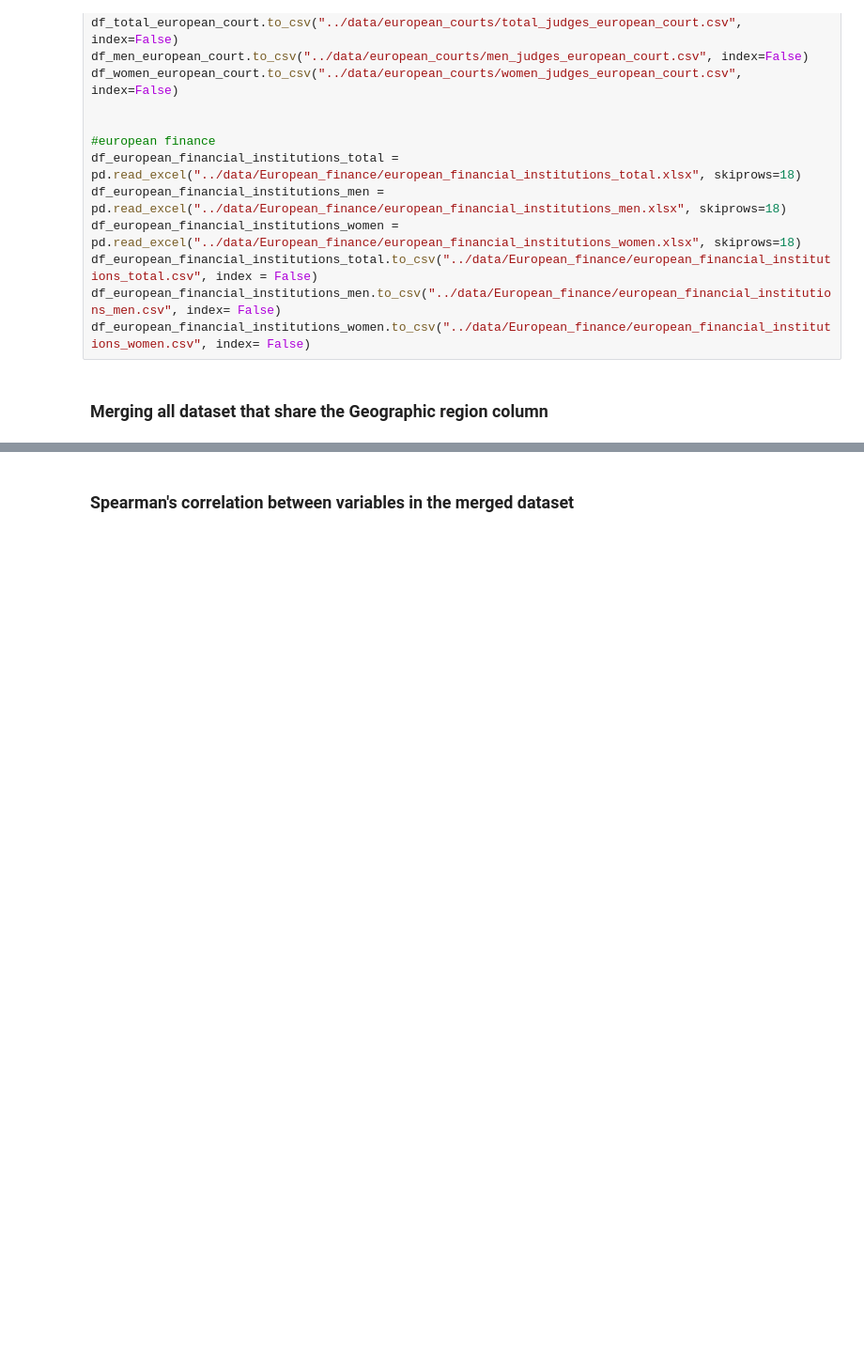
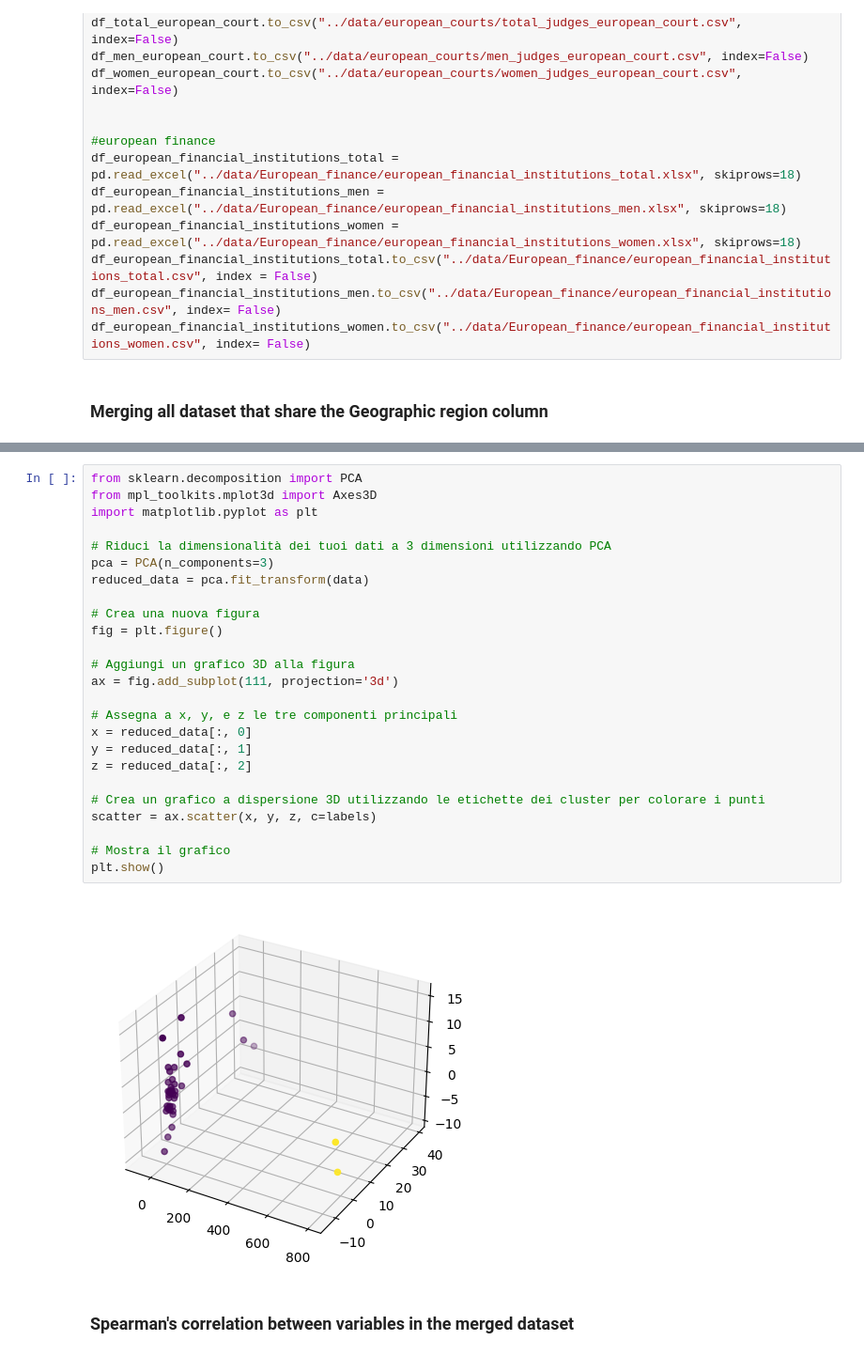
Before and after one commit to alicepicco333/wipEU, a Jupyter notebook: technical_analysis/geomashup.ipynb, the cells around one changed output, grey strips where cells are left out. Shown at 94% size. Cells and saved outputs as stored; diff of their text form; blank space fills up the shorter version.

```diff
--- a/technical_analysis/geomashup.ipynb
+++ b/technical_analysis/geomashup.ipynb
@@ -168,3 +228,30 @@ merged_df_final.head()
+# %%
+from sklearn.decomposition import PCA
+from mpl_toolkits.mplot3d import Axes3D
+import matplotlib.pyplot as plt
+
+# Riduci la dimensionalità dei tuoi dati a 3 dimensioni utilizzando PCA
+pca = PCA(n_components=3)
+reduced_data = pca.fit_transform(data)
+
+# Crea una nuova figura
+fig = plt.figure()
+
+# Aggiungi un grafico 3D alla figura
+ax = fig.add_subplot(111, projection='3d')
+
+# Assegna a x, y, e z le tre componenti principali
+x = reduced_data[:, 0]
+y = reduced_data[:, 1]
+z = reduced_data[:, 2]
+
+# Crea un grafico a dispersione 3D utilizzando le etichette dei cluster per colorare i punti
+scatter = ax.scatter(x, y, z, c=labels)
+
+# Mostra il grafico
+plt.show()
+# %% [output]
+[figure, added]
 # %% [markdown]
 ### Spearman's correlation between variables in the merged dataset
 # %%
```
Also changed, not shown: parts of 3 cells of this notebook.
